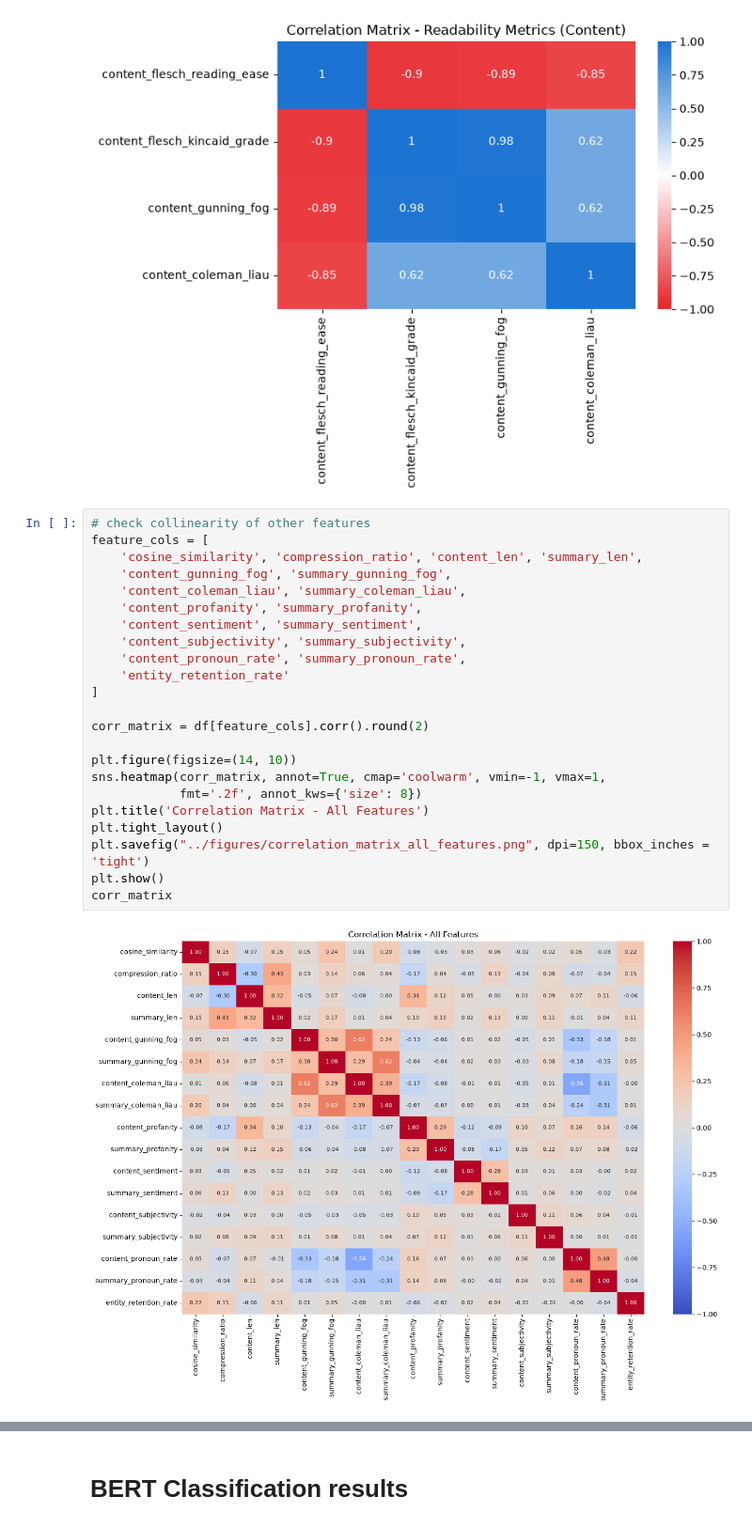
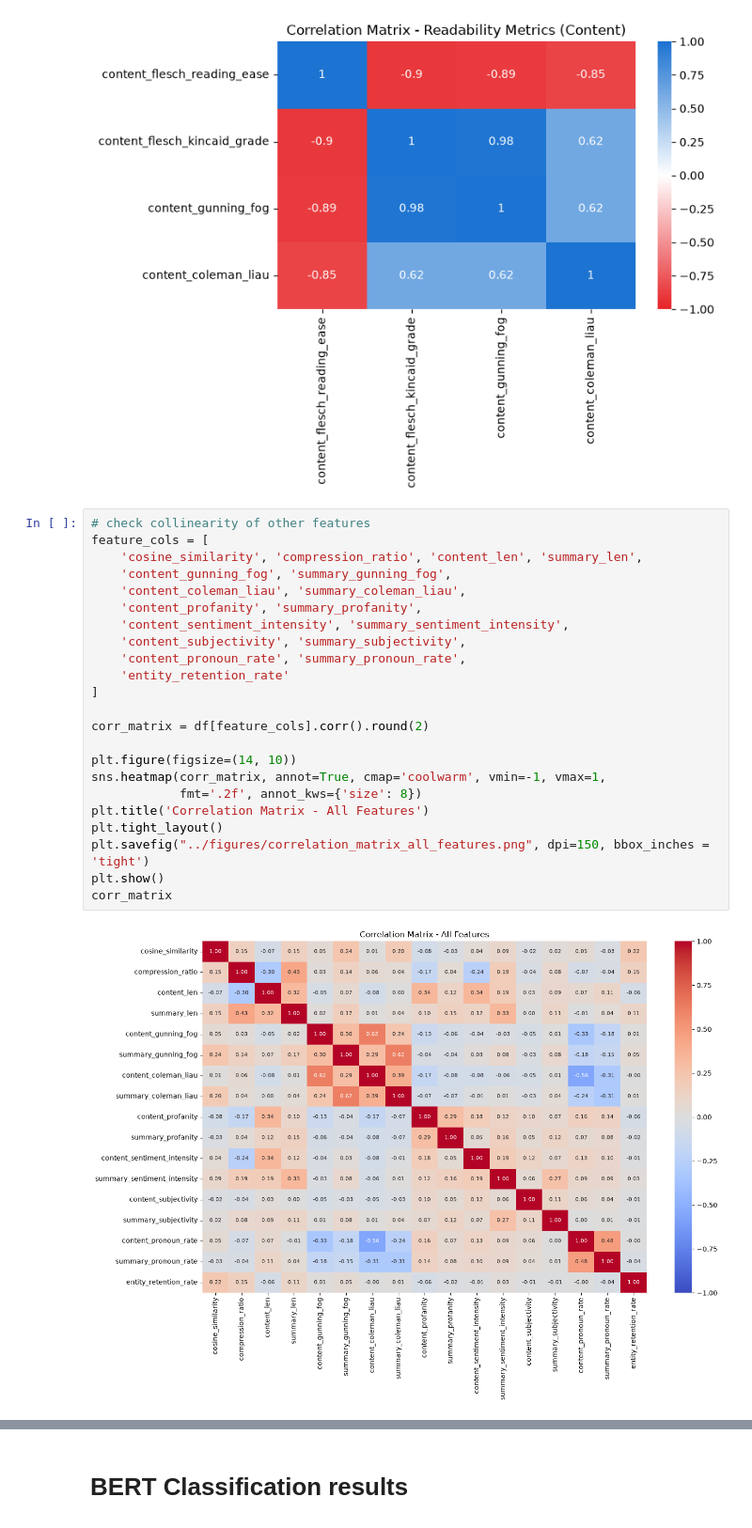
Before and after one commit to LudwigAKunz/docana-project-report, a Jupyter notebook: code/analysis.ipynb, the cells around one changed output, grey strips where cells are left out. Shown at 94% size. Cells and saved outputs as stored; diff of their text form.

Commit message:
Sentiment Feature changed and analyis rerun

```diff
--- a/code/analysis.ipynb
+++ b/code/analysis.ipynb
@@ -233,28 +233,28 @@ content_coleman_liau                         0.62                  1.00
 # %%
 # check collinearity of other features
 feature_cols = [
     'cosine_similarity', 'compression_ratio', 'content_len', 'summary_len',
     'content_gunning_fog', 'summary_gunning_fog',
     'content_coleman_liau', 'summary_coleman_liau',
     'content_profanity', 'summary_profanity',
-    'content_sentiment', 'summary_sentiment',
+    'content_sentiment_intensity', 'summary_sentiment_intensity',
     'content_subjectivity', 'summary_subjectivity',
     'content_pronoun_rate', 'summary_pronoun_rate',
     'entity_retention_rate'
 ]
 
 corr_matrix = df[feature_cols].corr().round(2)
 
 plt.figure(figsize=(14, 10))
 sns.heatmap(corr_matrix, annot=True, cmap='coolwarm', vmin=-1, vmax=1,
             fmt='.2f', annot_kws={'size': 8})
 plt.title('Correlation Matrix - All Features')
 plt.tight_layout()
 plt.savefig("../figures/correlation_matrix_all_features.png", dpi=150, bbox_inches = 'tight')
 plt.show()
 corr_matrix
 # %% [output]
-[figure, old version]
+[figure, new version]
 |  | cosine_similarity | compression_ratio | content_len | summary_len | content_gunning_fog | ... |
 | cosine_similarity | 1.00 | 0.15 | -0.07 | 0.15 | 0.05 | ... |
 | compression_ratio | 0.15 | 1.00 | -0.30 | 0.43 | 0.03 | ... |
```
Also changed, not shown: parts of 5 cells of this notebook, 1 other file.
